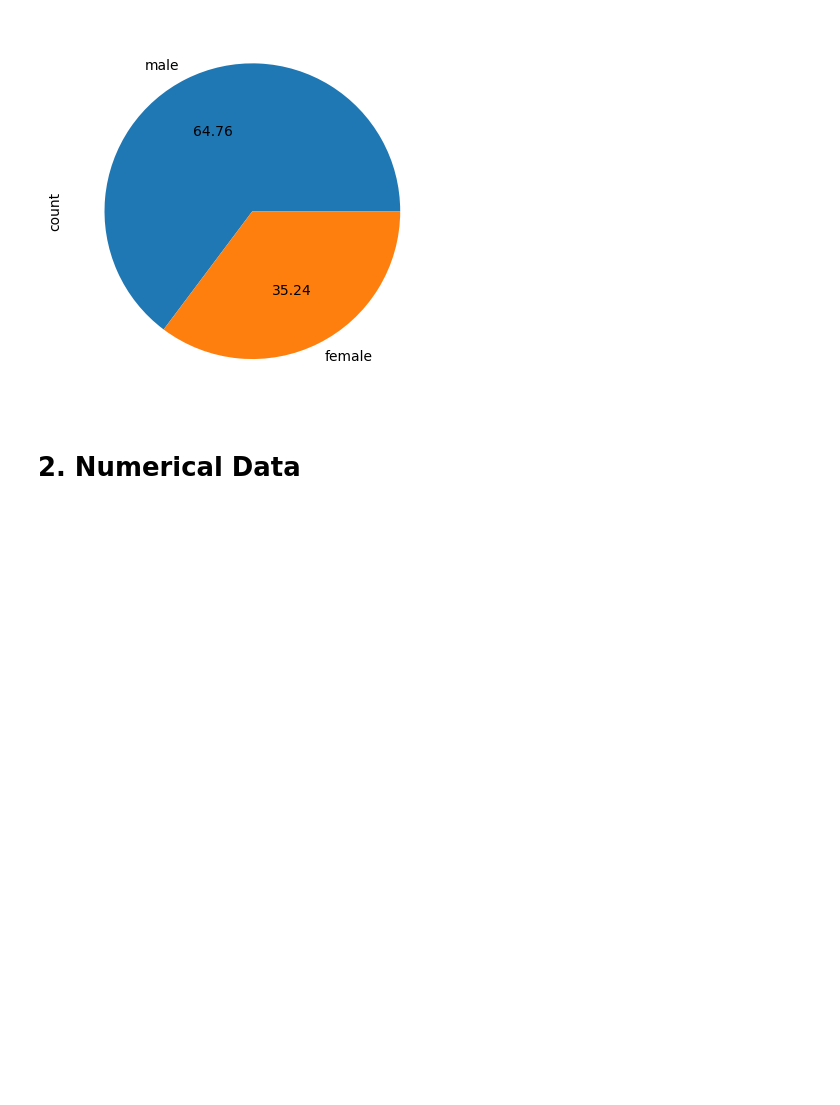
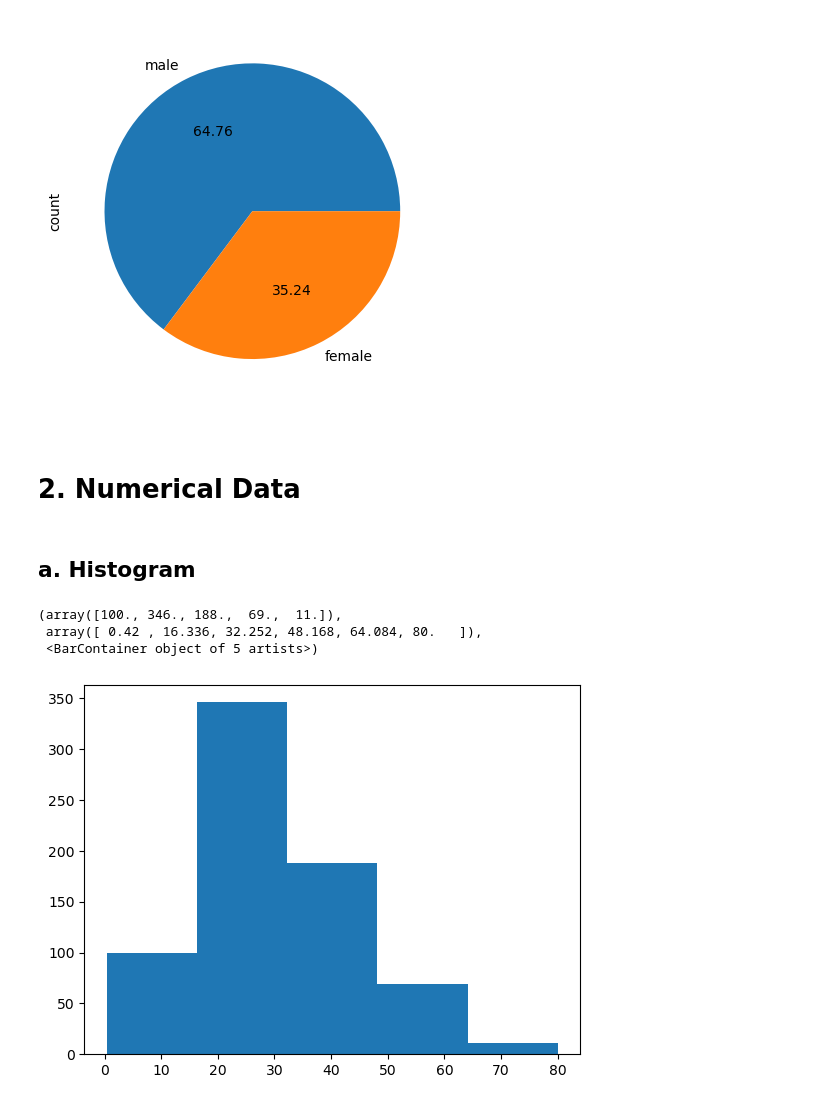
Before and after one commit to SparksFlash/100-days-of-machine-learning, a Jupyter notebook: Day20-univariate-analysis/day20.ipynb, the cells around one changed output. Drawn from its saved outputs; the diff is of its cells as text; code cells hidden in the pictures; blank space fills up the shorter version.

```diff
--- a/Day20-univariate-analysis/day20.ipynb
+++ b/Day20-univariate-analysis/day20.ipynb
@@ -48,5 +29,17 @@ df['Sex'].value_counts().plot(kind='pie',autopct='%.2f')
 # %% [output]
 <Axes: ylabel='count'>
 [figure]
+# %% [markdown]
+<div style="border-top:black 2px solid"></div>
 # %% [markdown]
 # 2. Numerical Data
+# %% [markdown]
+## a. Histogram
+# %%
+import matplotlib.pyplot as plt
+plt.hist(df['Age'],bins=5)
+# %% [output]
+(array([100., 346., 188.,  69.,  11.]),
+ array([ 0.42 , 16.336, 32.252, 48.168, 64.084, 80.   ]),
+ <BarContainer object of 5 artists>)
+[figure, added]
```
Also changed, not shown: parts of 14 cells of this notebook.
